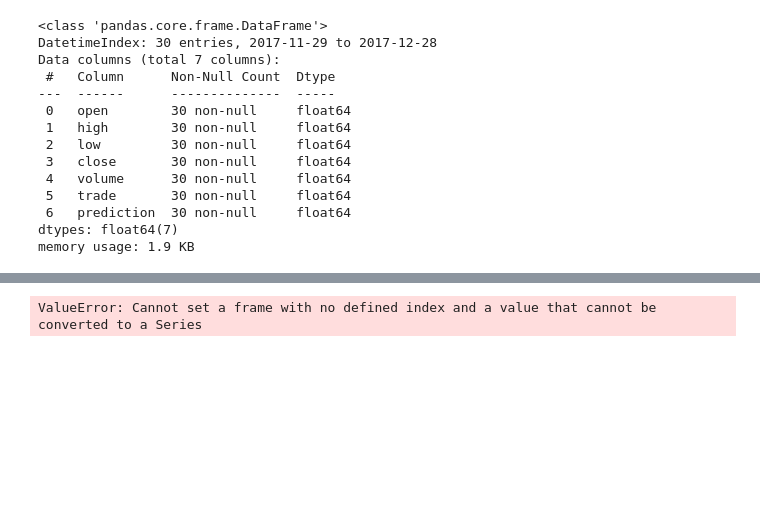
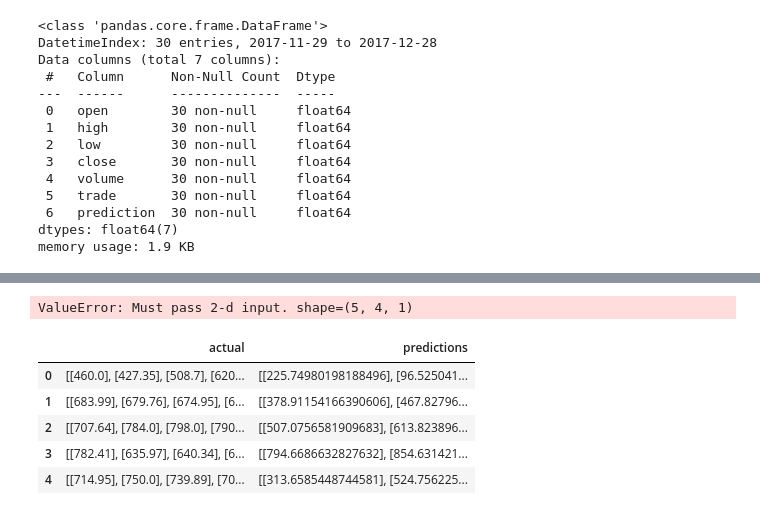
Before and after one commit to TomHOldershaw/Project4, a Jupyter notebook: Abz ethereum linear regression.ipynb, the cells around one changed output, grey strips where cells are left out. Saved outputs shown, nothing was run; the diff lists cells and outputs as text; code cells hidden in the pictures; blank space fills up the shorter version.

```diff
--- a/Abz ethereum linear regression.ipynb
+++ b/Abz ethereum linear regression.ipynb
@@ -296,9 +333,19 @@ array([[714.95],
+# %%
+data = pd.DataFrame(data=actual_score, index=["row1", "row2"], columns=["column1", "column2"])
+data
+# %% [output]
+ValueError: Must pass 2-d input. shape=(5, 4, 1)
 # %%
-data = pd.DataFrame()
-data["actual"] = y_test
-data["predictions"] = predictions
-data
+# data = pd.DataFrame()
+# data["actual"] = actual_score
+# data["predictions"] = pred_score
+# data
 # %% [output]
-ValueError: Cannot set a frame with no defined index and a value that cannot be converted to a Series
+|  | actual | predictions |
+| 0 | [[460.0], [427.35], [508.7], [620... | [[225.74980198188496], [96.525041... |
+| 1 | [[683.99], [679.76], [674.95], [6... | [[378.91154166390606], [467.82796... |
+| 2 | [[707.64], [784.0], [798.0], [790... | [[507.0756581909683], [613.823896... |
+| 3 | [[782.41], [635.97], [640.34], [6... | [[794.6686632827632], [854.631421... |
+| 4 | [[714.95], [750.0], [739.89], [70... | [[313.6585448744581], [524.756225... |
 # %%
 data.plot(figsize=(14,10));
```
Also changed, not shown: parts of 8 cells of this notebook, 1 other file.
